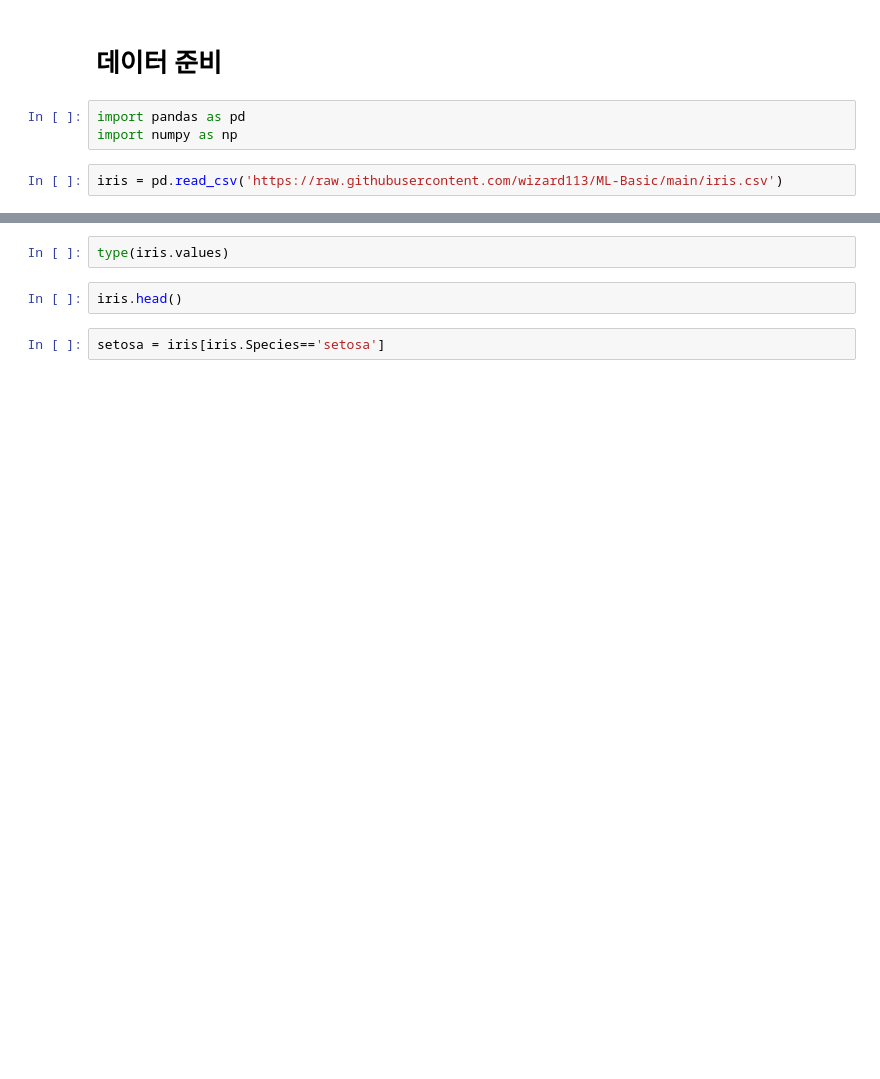
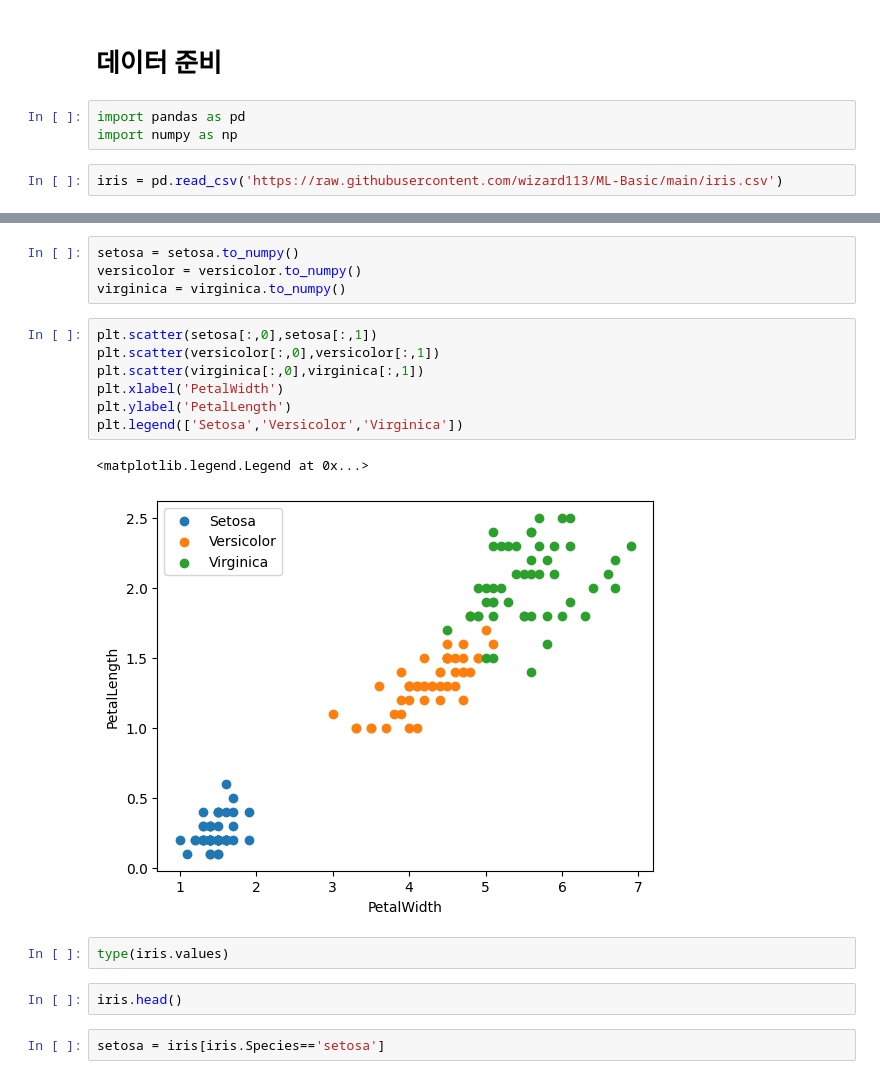
Before and after one commit to 2seorin-lab/ml_basic, a Jupyter notebook: 1_k-NearestNeighbor.ipynb, the cells around one changed output, grey strips where cells are left out. Cells and saved outputs as stored; diff of their text form; blank space fills up the shorter version.

```diff
--- a/1_k-NearestNeighbor.ipynb
+++ b/1_k-NearestNeighbor.ipynb
@@ -20,3 +137,17 @@ iris = pd.read_csv('https://raw.githubusercontent.com/wizard113/ML-Basic/main/ir
+# %%
+setosa = setosa.to_numpy()
+versicolor = versicolor.to_numpy()
+virginica = virginica.to_numpy()
+# %%
+plt.scatter(setosa[:,0],setosa[:,1])
+plt.scatter(versicolor[:,0],versicolor[:,1])
+plt.scatter(virginica[:,0],virginica[:,1])
+plt.xlabel('PetalWidth')
+plt.ylabel('PetalLength')
+plt.legend(['Setosa','Versicolor','Virginica'])
+# %% [output]
+<matplotlib.legend.Legend at 0x...>
+[figure, added]
 # %%
 type(iris.values)
 # %%
```
Also changed, not shown: parts of 32 cells of this notebook.
